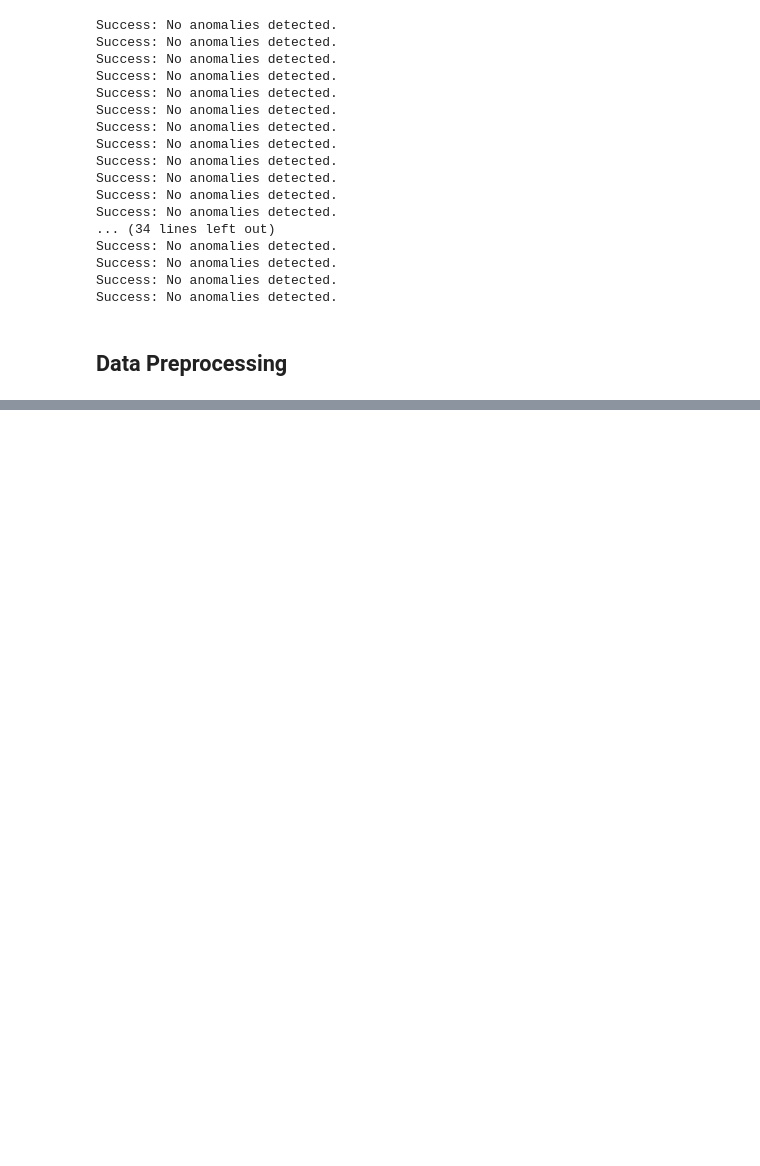
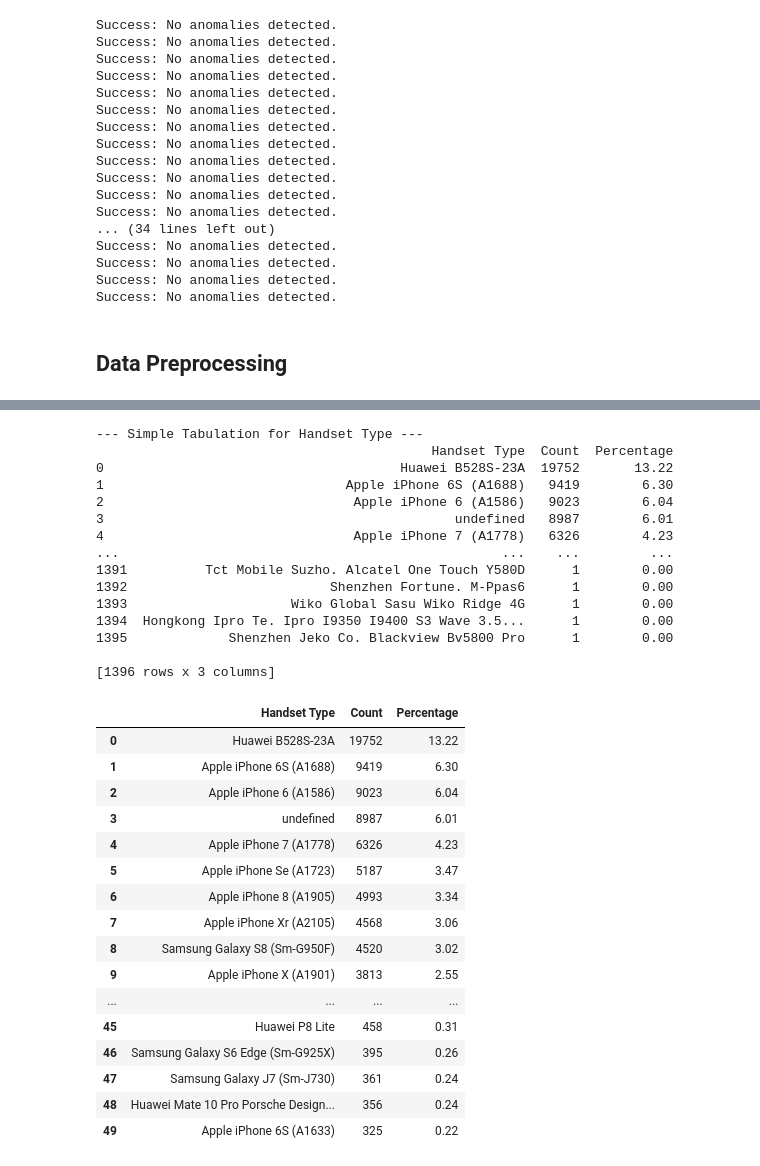
Before and after one commit to abrahamshimelis/TellCo-telecom, a Jupyter notebook: notebooks/data-quality-check.ipynb, the cells around one changed output, grey strips where cells are left out. Drawn from its saved outputs; the diff is of its cells as text; code cells hidden in the pictures; blank space fills up the shorter version.

Commit message:
do data preprocessing

```diff
--- a/notebooks/data-quality-check.ipynb
+++ b/notebooks/data-quality-check.ipynb
@@ -115,4 +116,4 @@ Total Percentage of Missing Values: 12.50%
 # %%
 # Separate numerical and categorical columns
-numerical_columns = df.select_dtypes(include=['number']).columns.tolist()
-categorical_columns = df.select_dtypes(exclude=['number']).columns.tolist()
+numerical_columns = df.select_dtypes(include=[np.number]).columns.tolist()
+categorical_columns = df.select_dtypes(exclude=[np.number]).columns.tolist()
@@ -123,3 +120,10 @@ df_cleaned = df.drop(columns=columns_to_drop)
+# %%
+# Drop columns with all missing values
+df = df.dropna(axis=1, how='all')
+# %%
+# Convert numerical columns to the correct data type
+for col in numerical_columns:
+    df[col] = pd.to_numeric(df[col], errors='coerce')
 # %%
 # Impute missing values for numerical columns using mean strategy
 num_imputer = SimpleImputer(strategy='mean')
@@ -136,0 +147,10 @@ Total Percentage of Missing Values: 0.03%
+# %%
+# Create a new DataFrame with selected columns
+selected_columns = ['Total DL (Bytes)', 'Total UL (Bytes)',
+                    'Handset Manufacturer', 'Handset Type',
+                    'Avg Bearer TP DL (kbps)', 'Avg Bearer TP UL (kbps)', 'Avg RTT DL (ms)', 'Avg RTT UL (ms)',
+                    'Dur. (ms)',
+                    'Last Location Name',
+                    'Social Media DL (Bytes)', 'Youtube DL (Bytes)', 'Email DL (Bytes)', 'Gaming DL (Bytes)', 'Other DL (Bytes)', 'Other UL (Bytes)']
+
+df_relevant = df[selected_columns]
@@ -136,0 +197,44 @@ Total Percentage of Missing Values: 0.03%
+# %%
+# Simple Tabulation for Handset Type
+print("--- Simple Tabulation for Handset Type ---")
+counts_type = df_relevant['Handset Type'].value_counts()
+total_type = counts_type.sum()
+percentages_type = counts_type.apply(lambda x: round((x / total_type) * 100, 2))
+
+result_type = pd.DataFrame({'Handset Type': counts_type.index, 'Count': counts_type.values, 'Percentage': percentages_type.values})
+print(result_type)
+print("\n")
+result_type.head(50)
+# %% [output]
+--- Simple Tabulation for Handset Type ---
+                                           Handset Type  Count  Percentage
+0                                      Huawei B528S-23A  19752       13.22
+1                               Apple iPhone 6S (A1688)   9419        6.30
+2                                Apple iPhone 6 (A1586)   9023        6.04
+3                                             undefined   8987        6.01
+4                                Apple iPhone 7 (A1778)   6326        4.23
+...                                                 ...    ...         ...
+1391          Tct Mobile Suzho. Alcatel One Touch Y580D      1        0.00
+1392                          Shenzhen Fortune. M-Ppas6      1        0.00
+1393                     Wiko Global Sasu Wiko Ridge 4G      1        0.00
+1394  Hongkong Ipro Te. Ipro I9350 I9400 S3 Wave 3.5...      1        0.00
+1395             Shenzhen Jeko Co. Blackview Bv5800 Pro      1        0.00
+
+[1396 rows x 3 columns]
+|  | Handset Type | Count | Percentage |
+| 0 | Huawei B528S-23A | 19752 | 13.22 |
+| 1 | Apple iPhone 6S (A1688) | 9419 | 6.30 |
+| 2 | Apple iPhone 6 (A1586) | 9023 | 6.04 |
+| 3 | undefined | 8987 | 6.01 |
+| 4 | Apple iPhone 7 (A1778) | 6326 | 4.23 |
+| 5 | Apple iPhone Se (A1723) | 5187 | 3.47 |
+| 6 | Apple iPhone 8 (A1905) | 4993 | 3.34 |
+| 7 | Apple iPhone Xr (A2105) | 4568 | 3.06 |
+| 8 | Samsung Galaxy S8 (Sm-G950F) | 4520 | 3.02 |
+| 9 | Apple iPhone X (A1901) | 3813 | 2.55 |
+| ... | ... | ... | ... |
+| 45 | Huawei P8 Lite | 458 | 0.31 |
+| 46 | Samsung Galaxy S6 Edge (Sm-G925X) | 395 | 0.26 |
+| 47 | Samsung Galaxy J7 (Sm-J730) | 361 | 0.24 |
+| 48 | Huawei Mate 10 Pro Porsche Design... | 356 | 0.24 |
+| 49 | Apple iPhone 6S (A1633) | 325 | 0.22 |
```
Also changed, not shown: parts of 14 cells of this notebook, 1 other file.
